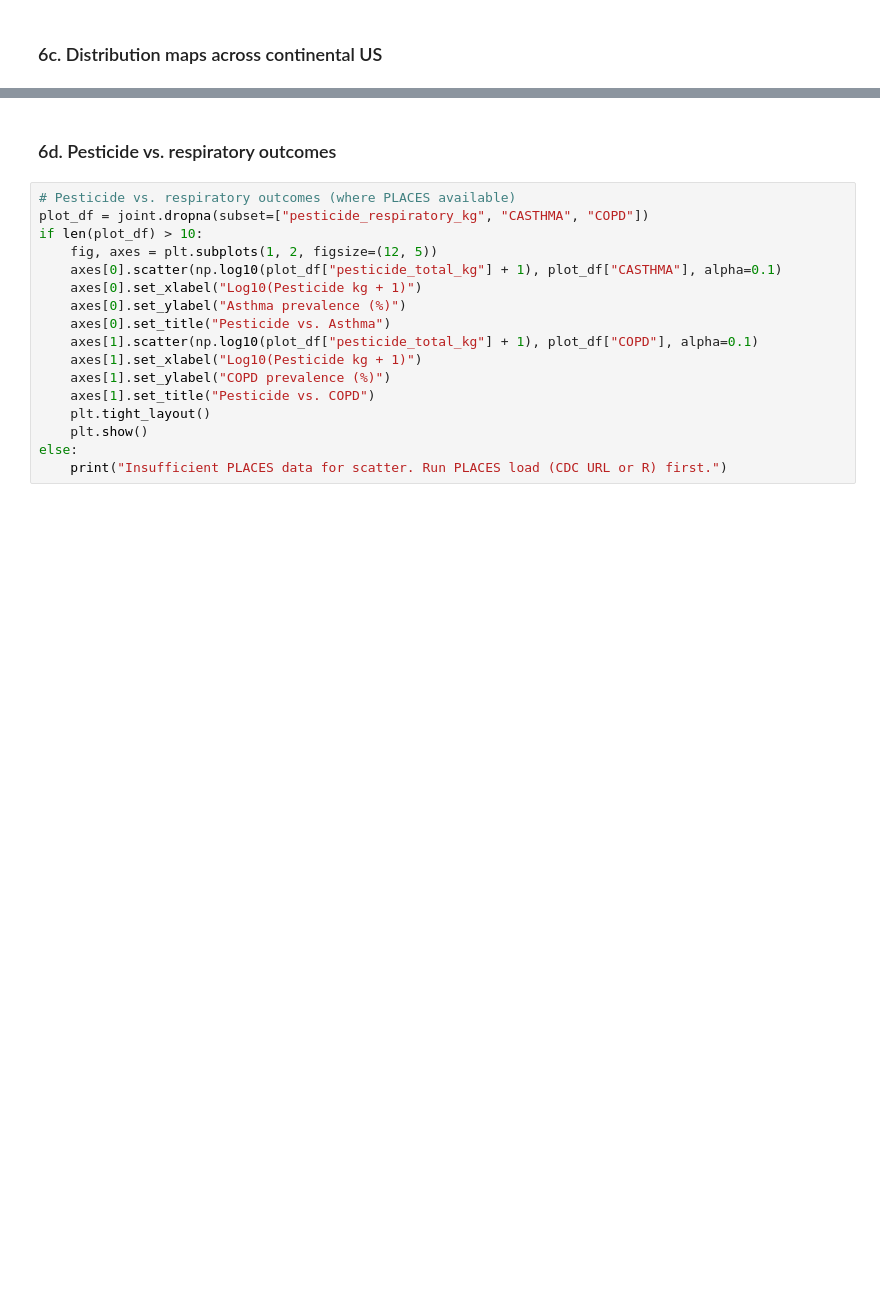
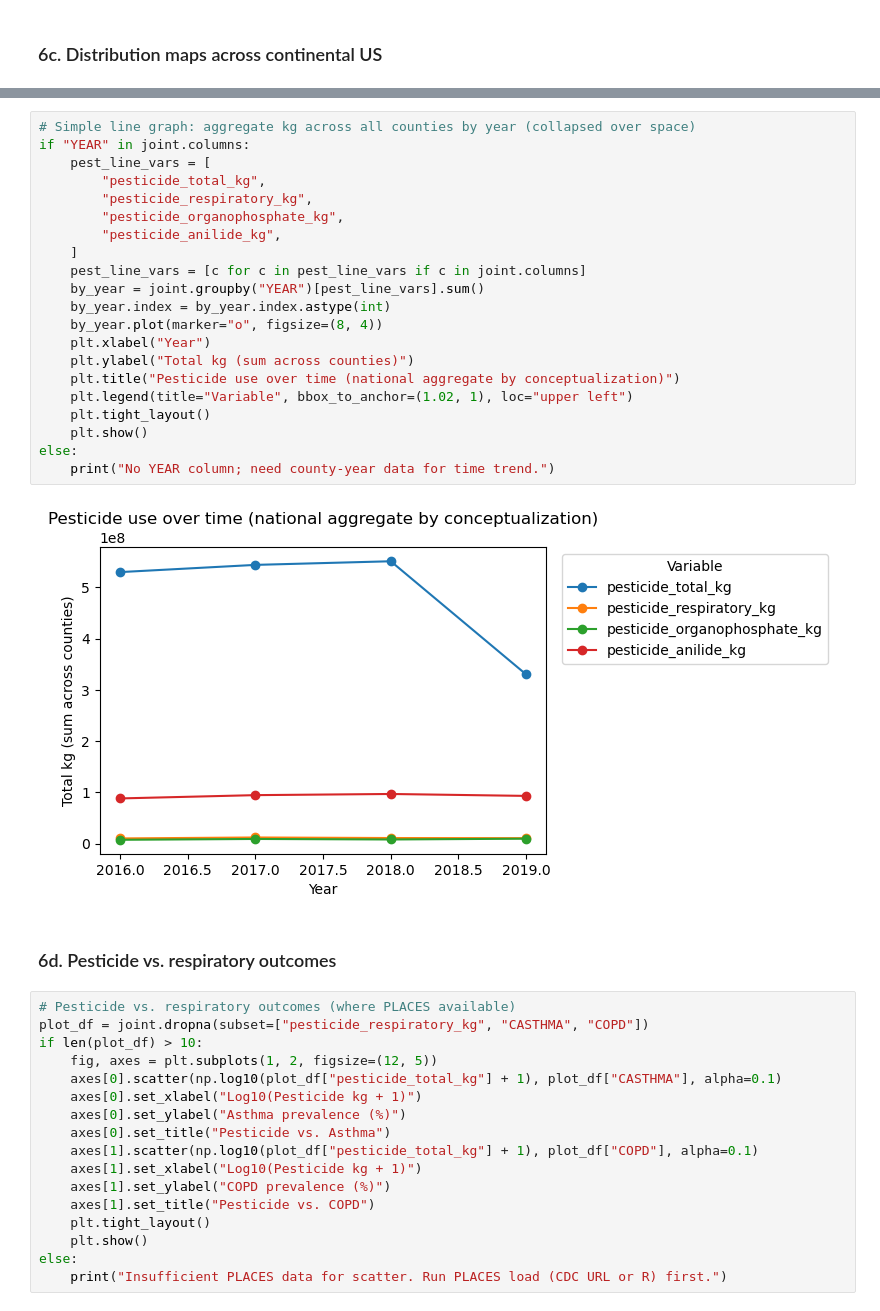
Before and after one commit to Erdos-Projects/spring-2026-pesticide-exposure, a Jupyter notebook: EDA/joint_eda.ipynb, the cells around one changed output, grey strips where cells are left out. Drawn from its saved outputs; the diff is of its cells as text; blank space fills up the shorter version.

```diff
--- a/EDA/joint_eda.ipynb
+++ b/EDA/joint_eda.ipynb
@@ -652,3 +715,26 @@ except ImportError:
+# %%
+# Simple line graph: aggregate kg across all counties by year (collapsed over space)
+if "YEAR" in joint.columns:
+    pest_line_vars = [
+        "pesticide_total_kg",
+        "pesticide_respiratory_kg",
+        "pesticide_organophosphate_kg",
+        "pesticide_anilide_kg",
+    ]
+    pest_line_vars = [c for c in pest_line_vars if c in joint.columns]
+    by_year = joint.groupby("YEAR")[pest_line_vars].sum()
+    by_year.index = by_year.index.astype(int)
+    by_year.plot(marker="o", figsize=(8, 4))
+    plt.xlabel("Year")
+    plt.ylabel("Total kg (sum across counties)")
+    plt.title("Pesticide use over time (national aggregate by conceptualization)")
+    plt.legend(title="Variable", bbox_to_anchor=(1.02, 1), loc="upper left")
+    plt.tight_layout()
+    plt.show()
+else:
+    print("No YEAR column; need county-year data for time trend.")
+# %% [output]
+[figure, added]
 # %% [markdown]
 ### 6d. Pesticide vs. respiratory outcomes
 # %%
```
Also changed, not shown: parts of 15 cells of this notebook, 3 other files.
